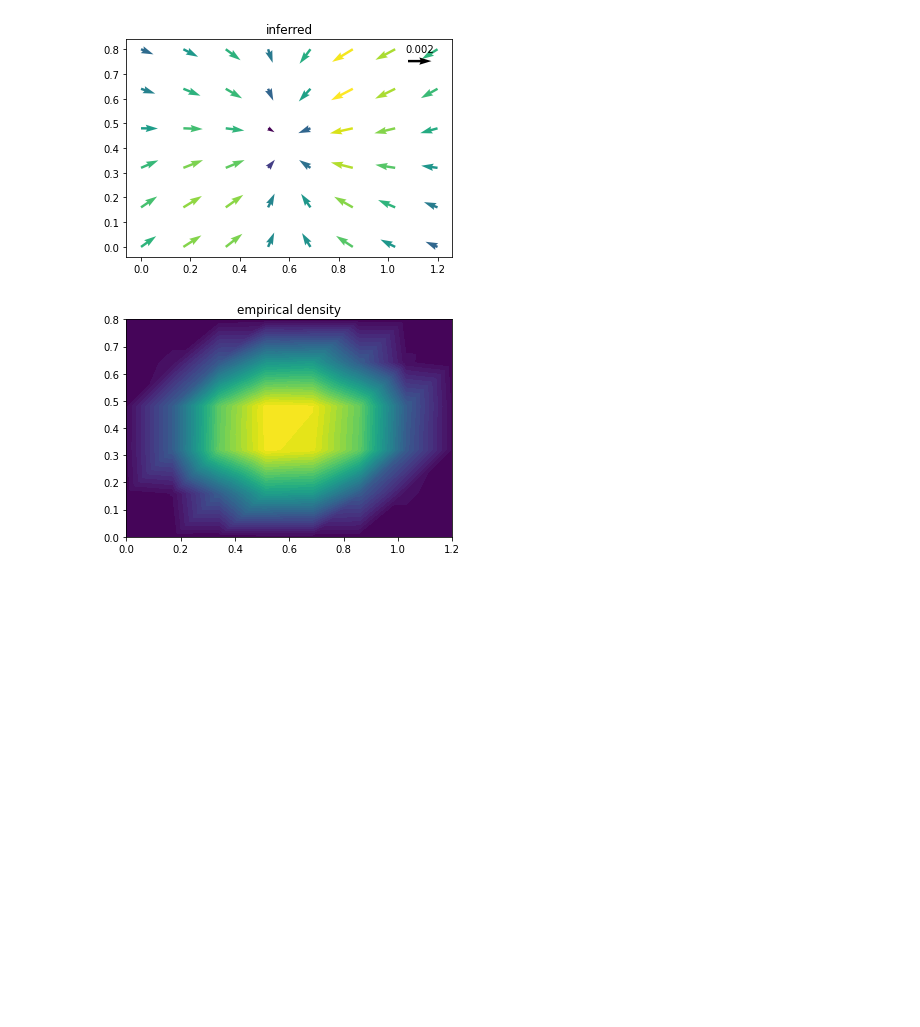
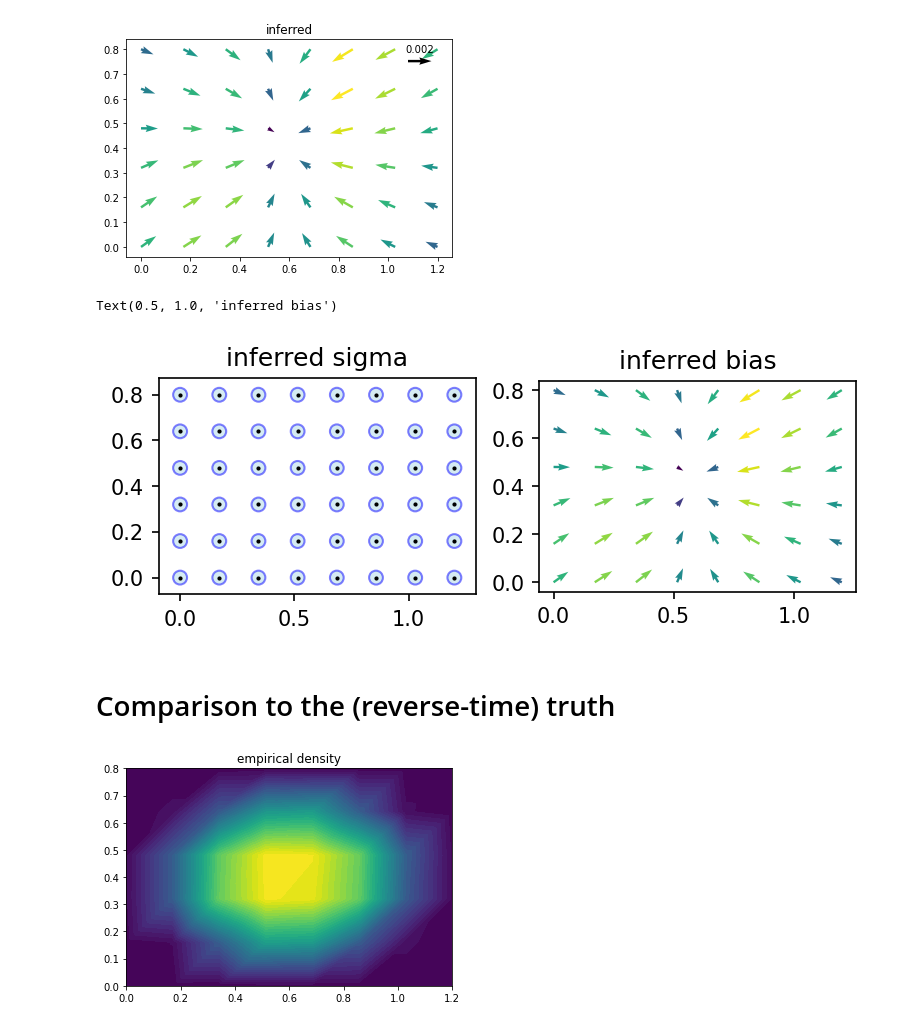
Before and after one commit to kr-colab/product-space-FEM, a Jupyter notebook: simulation/simulation_workflow.ipynb, the cells around one changed output. Cells and saved outputs as stored; diff of their text form; code cells hidden in the pictures; blank space fills up the shorter version.

```diff
--- a/simulation/simulation_workflow.ipynb
+++ b/simulation/simulation_workflow.ipynb
@@ -171,6 +171,15 @@ ax.set_title("inferred")
 ax.quiverkey(Q, 0.9, 0.9, .002, label=f"{.002}", angle=0);
 # %% [output]
 [figure]
+# %%
+ax0, ax1 = eqn.plot_control()
+ax0.set_title("inferred sigma")
+ax1.set_title("inferred bias");
+# %% [output]
+Text(0.5, 1.0, 'inferred bias')
+[figure, added]
+# %% [markdown]
+# Comparison to the (reverse-time) truth
 # %%
 def make_map_fn(sp, n):
     xvals = np.unique(sp['x'])
```
Also changed, not shown: parts of 3 cells of this notebook, 4 other files.
